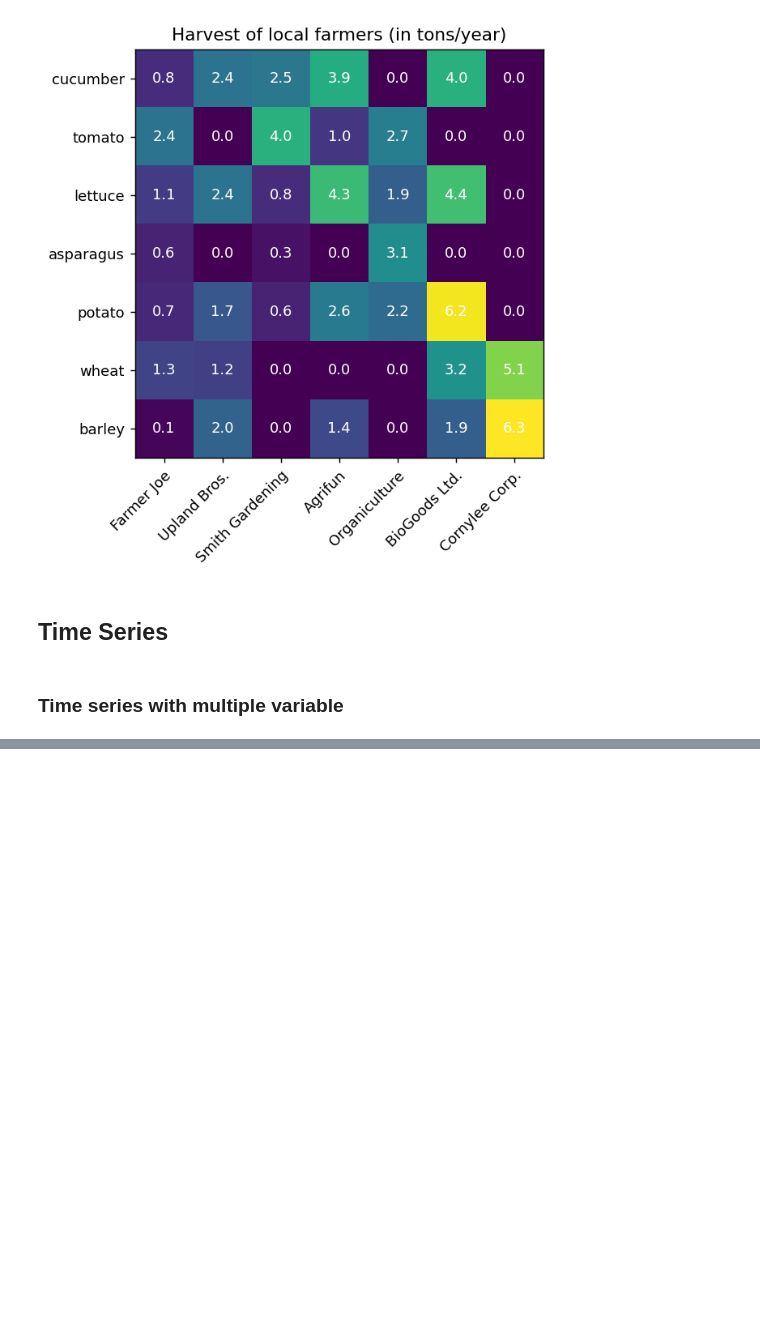
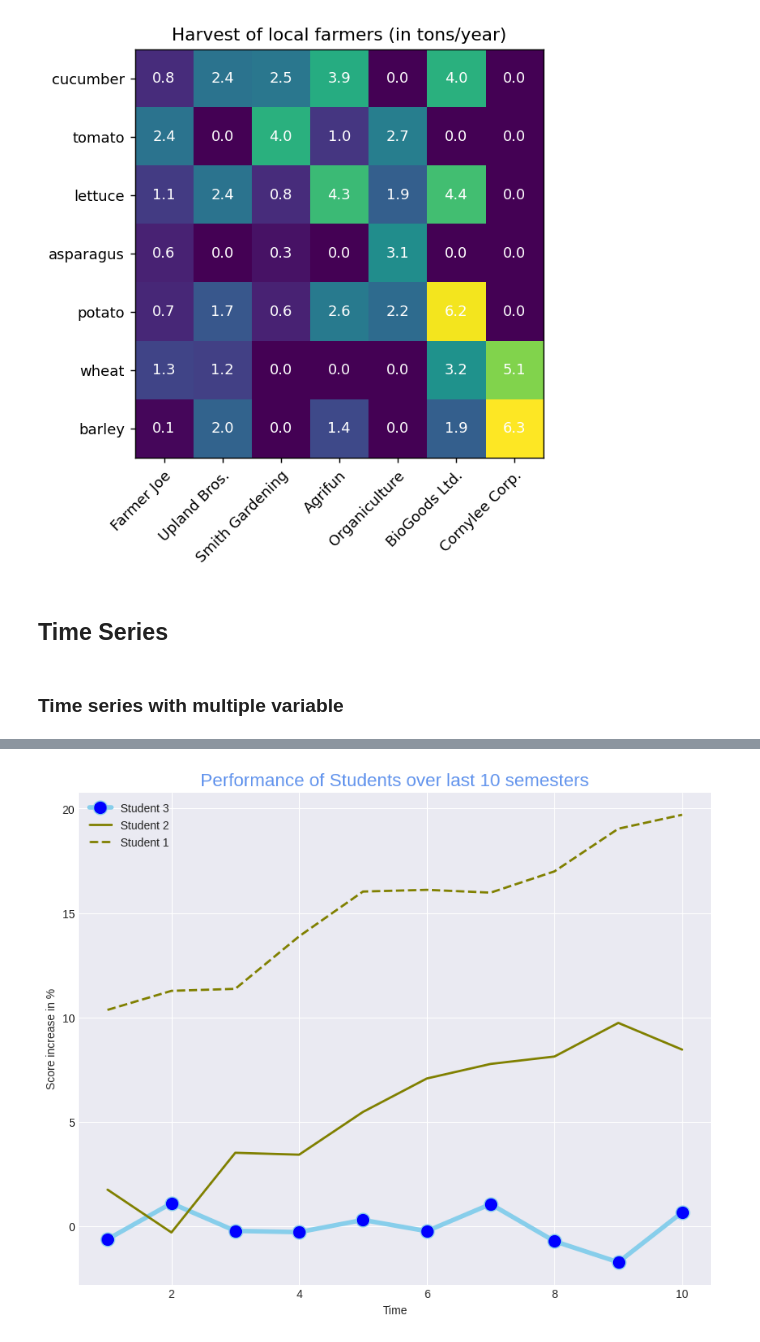
Before and after one commit to sarker2018/Data-Visualisation-with-Python-and-R, a Jupyter notebook: python_visualisation.ipynb, the cells around one changed output, grey strips where cells are left out. Cells and saved outputs as stored; diff of their text form; code cells hidden in the pictures; blank space fills up the shorter version.

```diff
--- a/python_visualisation.ipynb
+++ b/python_visualisation.ipynb
@@ -366,0 +371,25 @@ plt.show()
+# %%
+# libraries
+import matplotlib.pyplot as plt
+import numpy as np
+import pandas as pd
+
+# Data
+df=pd.DataFrame({'x_values': range(1,11), 'y1_values': np.random.randn(10), 'y2_values': np.random.randn(10)+range(1,11), 'y3_values': np.random.randn(10)+range(11,21) })
+# Plot size
+plt.figure(figsize=(10, 8), dpi=100)
+# multiple line plots
+plt.plot( 'x_values', 'y1_values', data=df, marker='o', markerfacecolor='blue', markersize=12, color='skyblue', linewidth=4, label="Student 3")
+plt.plot( 'x_values', 'y2_values', data=df, marker='', color='olive', linewidth=2,label="Student 2" )
+plt.plot( 'x_values', 'y3_values', data=df, marker='', color='olive', linewidth=2, linestyle='dashed', label="Student 1")
+
+plt.title("Performance of Students over last 10 semesters", loc='center', fontsize=16, fontweight=2, color='#6495ED')
+plt.xlabel("Time")
+plt.ylabel("Score increase in %")
+# show legend
+plt.legend()
+
+# show graph
+plt.show()
+# %% [output]
+[figure, added]
```
Also changed, not shown: parts of 5 cells of this notebook.
